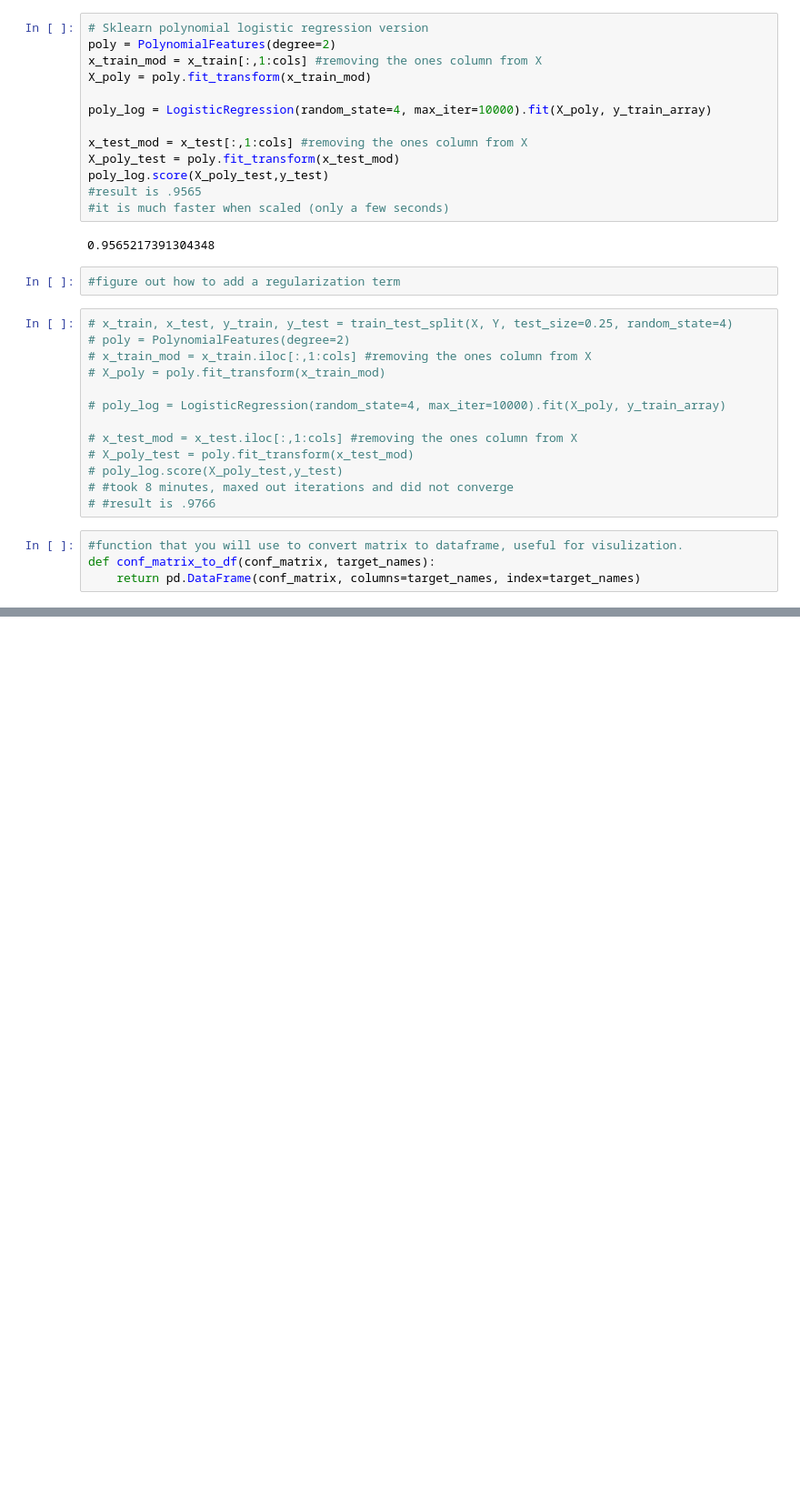
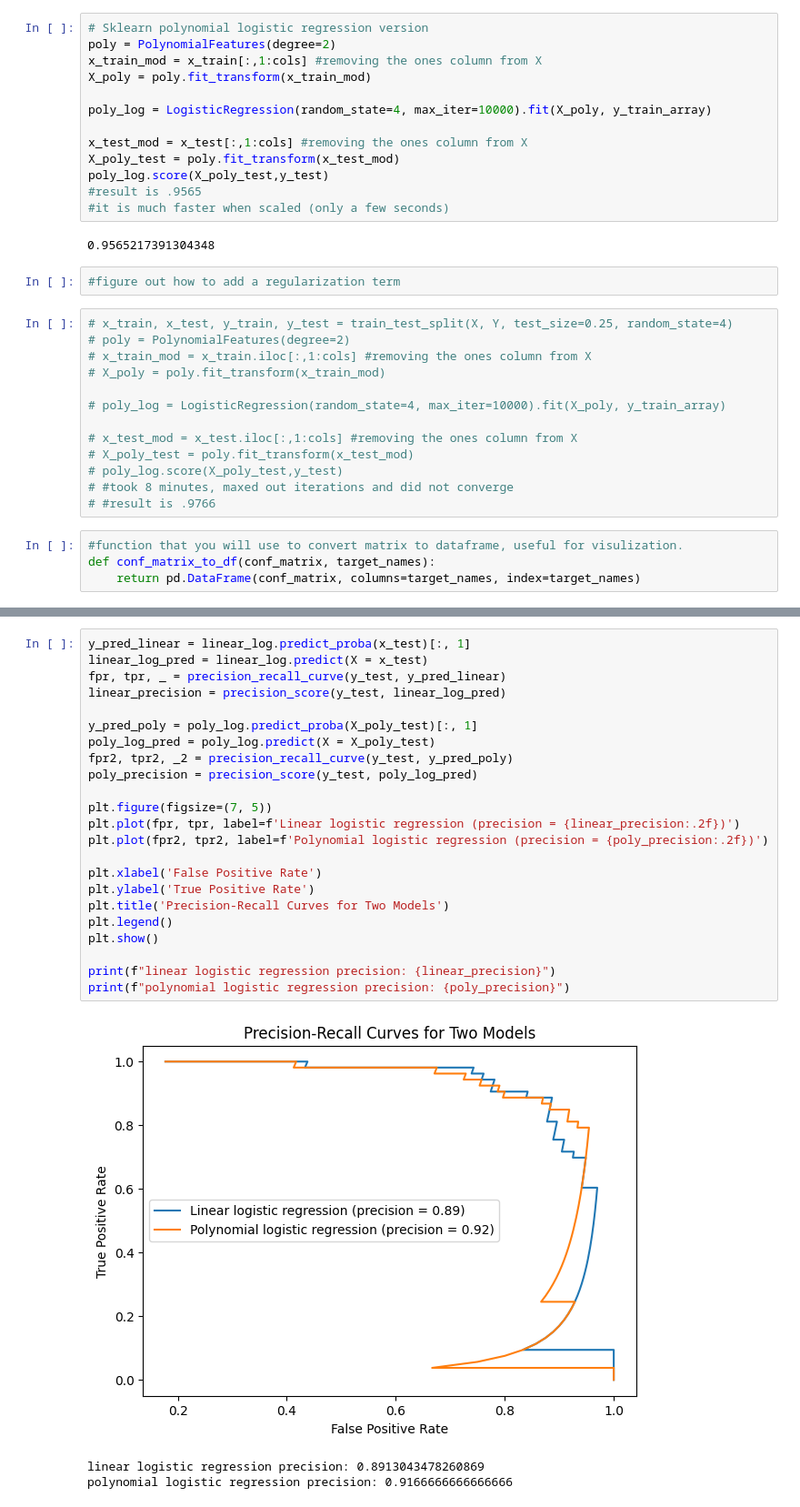
Before and after one commit to iansargent/CS3540-Final-Project, a Jupyter notebook: LogisticRegression.ipynb, the cells around one changed output, grey strips where cells are left out. Shown: that part at 91% size. Cells and saved outputs as stored; diff of their text form; blank space fills up the shorter version.

```diff
--- a/LogisticRegression.ipynb
+++ b/LogisticRegression.ipynb
@@ -198,0 +260,27 @@ weighted avg       0.96      0.96      0.96       299
+# %%
+y_pred_linear = linear_log.predict_proba(x_test)[:, 1]
+linear_log_pred = linear_log.predict(X = x_test)
+fpr, tpr, _ = precision_recall_curve(y_test, y_pred_linear)
+linear_precision = precision_score(y_test, linear_log_pred)
+
+y_pred_poly = poly_log.predict_proba(X_poly_test)[:, 1]
+poly_log_pred = poly_log.predict(X = X_poly_test)
+fpr2, tpr2, _2 = precision_recall_curve(y_test, y_pred_poly)
+poly_precision = precision_score(y_test, poly_log_pred)
+
+plt.figure(figsize=(7, 5))
+plt.plot(fpr, tpr, label=f'Linear logistic regression (precision = {linear_precision:.2f})')
+plt.plot(fpr2, tpr2, label=f'Polynomial logistic regression (precision = {poly_precision:.2f})')
+
+plt.xlabel('False Positive Rate')
+plt.ylabel('True Positive Rate')
+plt.title('Precision-Recall Curves for Two Models')
+plt.legend()
+plt.show()
+
+print(f"linear logistic regression precision: {linear_precision}")
+print(f"polynomial logistic regression precision: {poly_precision}")
+# %% [output]
+[figure, added]
+linear logistic regression precision: 0.8913043478260869
+polynomial logistic regression precision: 0.9166666666666666
```
Also changed, not shown: parts of 3 cells of this notebook.
